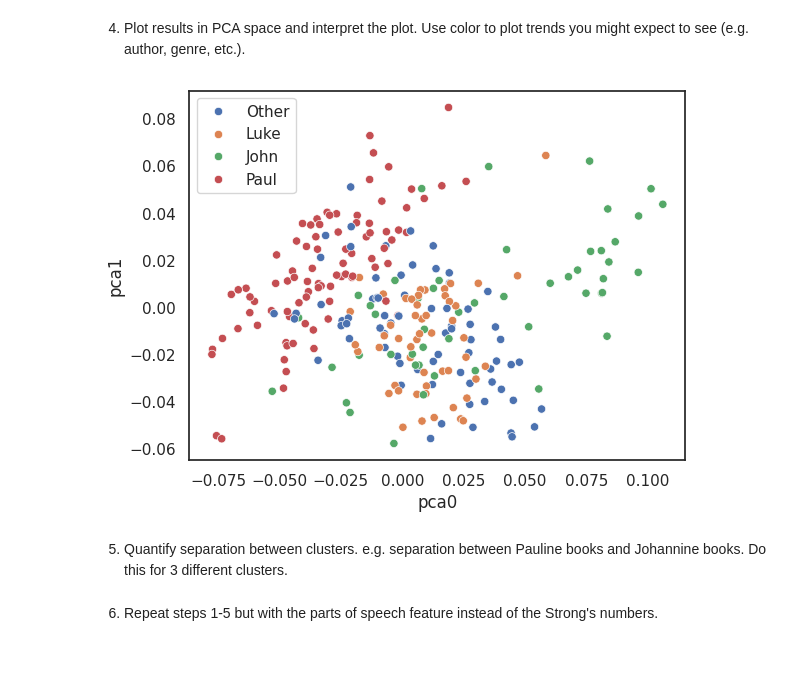
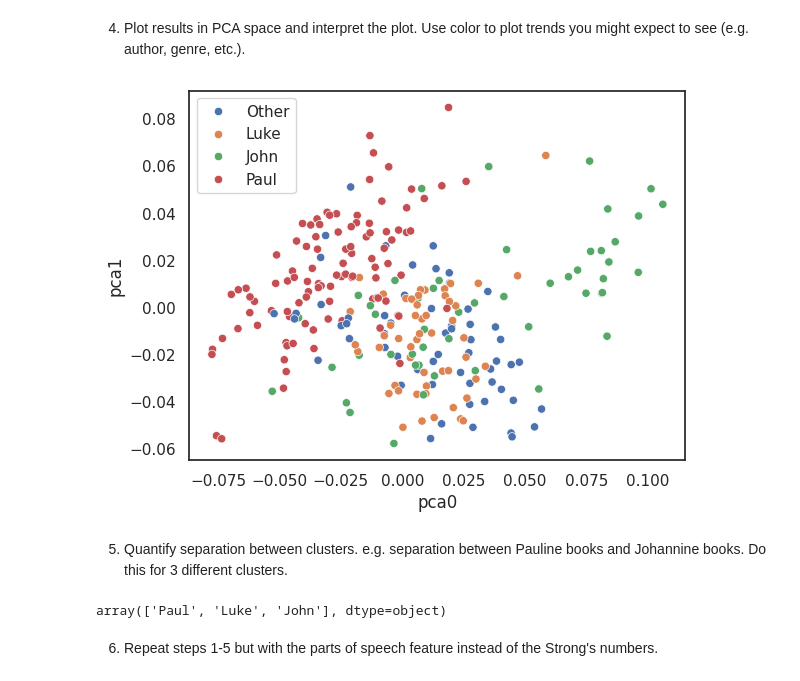
Before and after one commit to wstevick/bible-project, a Jupyter notebook: PS3_DimensionReduction.ipynb, the cells around one changed output. Drawn from its saved outputs; the diff is of its cells as text; code cells hidden in the pictures.

```diff
--- a/PS3_DimensionReduction.ipynb
+++ b/PS3_DimensionReduction.ipynb
@@ -81,41 +86,51 @@ Additionally I want to note that when I first made this plot component 0 explain
 # %%
 author_map = new_testament_authors = {
     40: "Matthew",
     41: "Mark",
     42: "Luke",
     43: "John",
-    44: "Luke",             # Acts
-    45: "Paul",             # Romans
-    46: "Paul",             # 1 Corinthians
-    47: "Paul",             # 2 Corinthians
-    48: "Paul",             # Galatians
-    49: "Paul",             # Ephesians
-    50: "Paul",             # Philippians
-    51: "Paul",             # Colossians
-    52: "Paul",             # 1 Thessalonians
-    53: "Paul",             # 2 Thessalonians
-    54: "Paul",             # 1 Timothy
-    55: "Paul",             # 2 Timothy
-    56: "Paul",             # Titus
-    57: "Paul",             # Philemon
-    58: "Unknown (traditionally Paul)",  # Hebrews
+    44: "Luke",  # Acts
+    45: "Paul",  # Romans
+    46: "Paul",  # 1 Corinthians
+    47: "Paul",  # 2 Corinthians
+    48: "Paul",  # Galatians
+    49: "Paul",  # Ephesians
+    50: "Paul",  # Philippians
+    51: "Paul",  # Colossians
+    52: "Paul",  # 1 Thessalonians
+    53: "Paul",  # 2 Thessalonians
+    54: "Paul",  # 1 Timothy
+    55: "Paul",  # 2 Timothy
+    56: "Paul",  # Titus
+    57: "Paul",  # Philemon
+    58: "Paul",  # Hebrews (ChatGPT says "Unknown, traditionally Paul")
     59: "James",
-    60: "Peter",            # 1 Peter
-    61: "Peter",            # 2 Peter
-    62: "John",             # 1 John
-    63: "John",             # 2 John
-    64: "John",             # 3 John
+    60: "Peter",  # 1 Peter
+    61: "Peter",  # 2 Peter
+    62: "John",  # 1 John
+    63: "John",  # 2 John
+    64: "John",  # 3 John
     65: "Jude",
-    66: "John"              # Revelation
+    66: "John",  # Revelation
 }
-chapter_authors = pcs.index.to_series().str.split(' - ').str[0].astype(int).replace(author_map)
-top_3_clusters = chapter_authors.value_counts().index[:3].values
-chapter_authors[~chapter_authors.isin(top_3_clusters)] = "Other"
-sns.scatterplot(pcs, x='pca0', y='pca1', hue=chapter_authors.values);
+chapter_authors = (
+    pcs.index.to_series().str.split(" - ").str[0].astype(int).replace(author_map)
+)
+top_authors = chapter_authors.value_counts().index[:3].values
+sns.scatterplot(
+    pcs,
+    x="pca0",
+    y="pca1",
+    hue=np.where(chapter_authors.isin(top_authors), chapter_authors, "Other"),
+);
 # %% [output]
-[figure, old version]
+[figure, new version]
 # %% [markdown]
 5. Quantify separation between clusters. e.g. separation between Pauline books and Johannine books. Do this for 3 different clusters.
+# %%
+top_authors
+# %% [output]
+array(['Paul', 'Luke', 'John'], dtype=object)
 # %% [markdown]
 6. Repeat steps 1-5 but with the parts of speech feature instead of the Strong's numbers.
 # %% [markdown]
```
Also changed, not shown: parts of 10 cells of this notebook, 1 other file.
